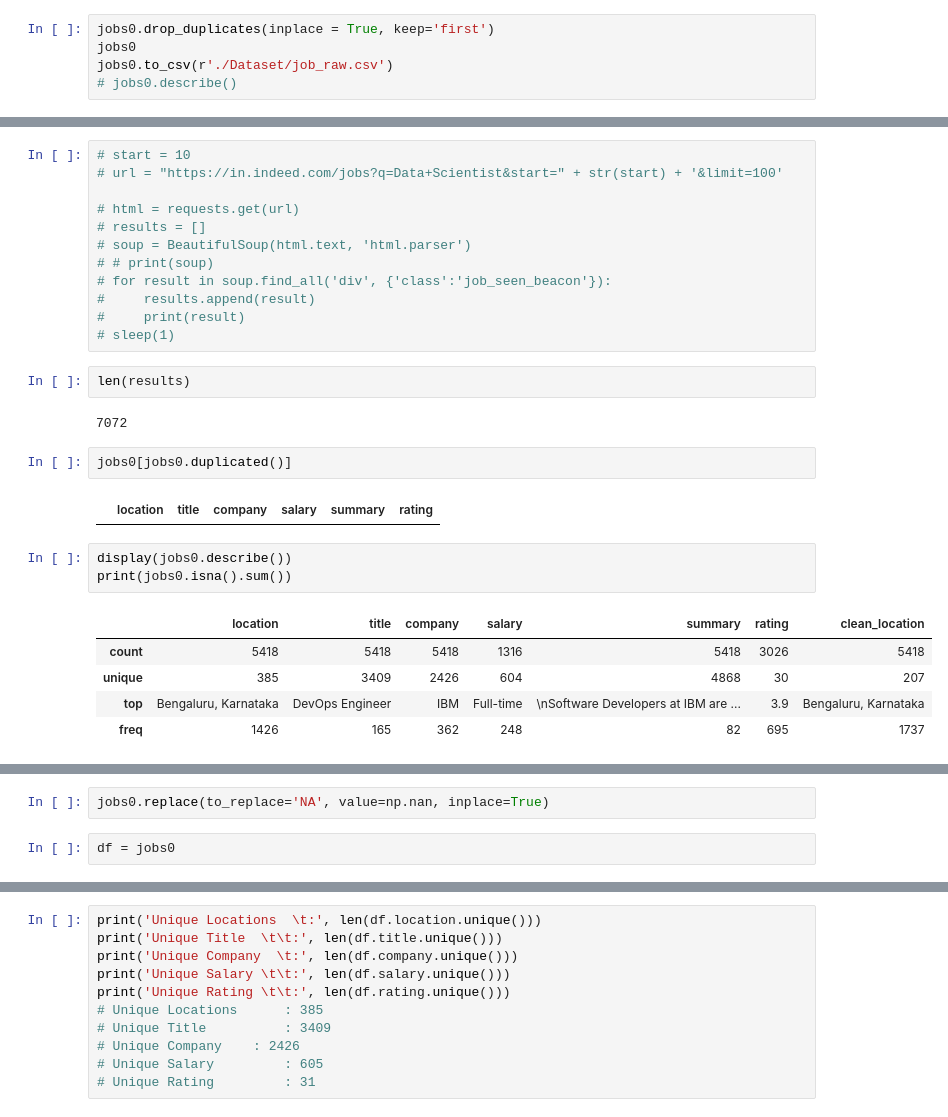
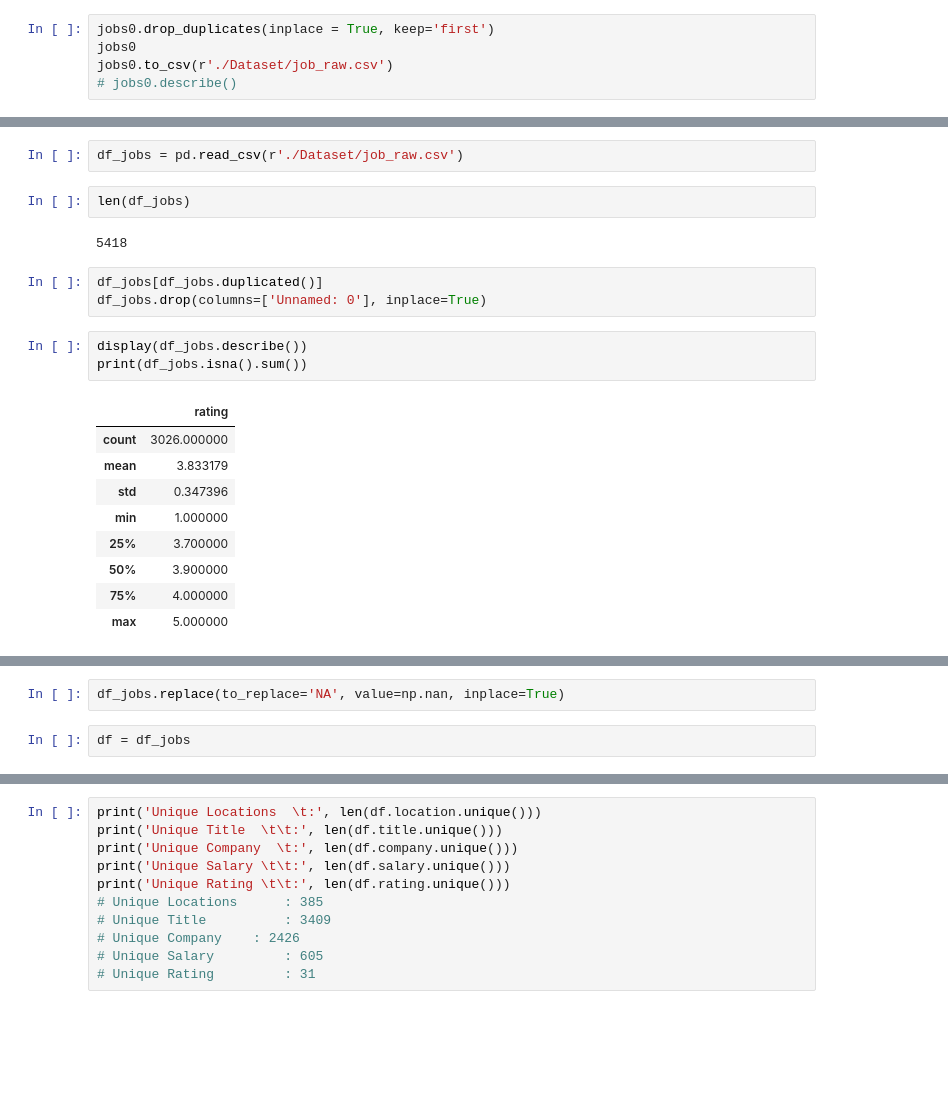
Before and after one commit to iamkish0re/WebScrapper, a Jupyter notebook: WebScrappper.ipynb, the cells around one changed output, grey strips where cells are left out. Cells and saved outputs as stored; diff of their text form; blank space fills up the shorter version.

```diff
--- a/WebScrappper.ipynb
+++ b/WebScrappper.ipynb
@@ -122,29 +112,22 @@ len(jobs0) - len(jobs0[jobs0.duplicated()])
-# %%
-# start = 10
-# url = "https://in.indeed.com/jobs?q=Data+Scientist&start=" + str(start) + '&limit=100'
-
-# html = requests.get(url)
-# results = []
-# soup = BeautifulSoup(html.text, 'html.parser')
-# # print(soup)
-# for result in soup.find_all('div', {'class':'job_seen_beacon'}):
-#     results.append(result)
-#     print(result)
-# sleep(1)
+# %%
+df_jobs = pd.read_csv(r'./Dataset/job_raw.csv')
 # %%
-len(results)
+len(df_jobs)
 # %% [output]
-7072
+5418
-# %%
-jobs0[jobs0.duplicated()]
-# %% [output]
-|  | location | title | company | salary | summary | rating |
+# %%
+df_jobs[df_jobs.duplicated()]
+df_jobs.drop(columns=['Unnamed: 0'], inplace=True)
 # %%
-display(jobs0.describe())
-print(jobs0.isna().sum())
+display(df_jobs.describe())
+print(df_jobs.isna().sum())
 # %% [output]
-|  | location | title | company | salary | summary | rating | clean_location |
-| count | 5418 | 5418 | 5418 | 1316 | 5418 | 3026 | 5418 |
-| unique | 385 | 3409 | 2426 | 604 | 4868 | 30 | 207 |
-| top | Bengaluru, Karnataka | DevOps Engineer | IBM | Full-time | \nSoftware Developers at IBM are ... | 3.9 | Bengaluru, Karnataka |
-| freq | 1426 | 165 | 362 | 248 | 82 | 695 | 1737 |
+|  | rating |
+| count | 3026.000000 |
+| mean | 3.833179 |
+| std | 0.347396 |
+| min | 1.000000 |
+| 25% | 3.700000 |
+| 50% | 3.900000 |
+| 75% | 4.000000 |
+| max | 5.000000 |
@@ -158,5 +140,5 @@ clean_location       0
 dtype: int64
 # %%
-jobs0.replace(to_replace='NA', value=np.nan, inplace=True)
+df_jobs.replace(to_replace='NA', value=np.nan, inplace=True)
 # %%
-df = jobs0
+df = df_jobs
```
Also changed, not shown: parts of 23 cells of this notebook, 2 other files.
